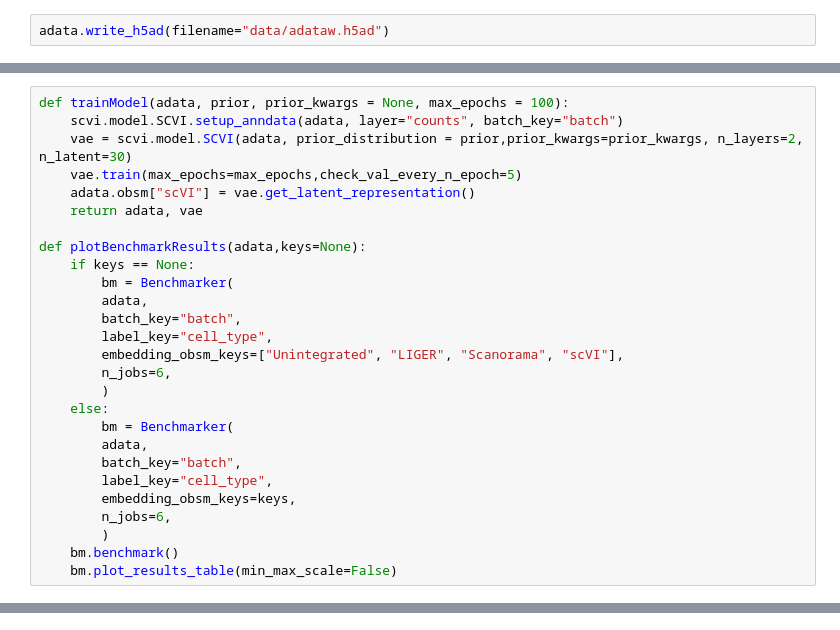
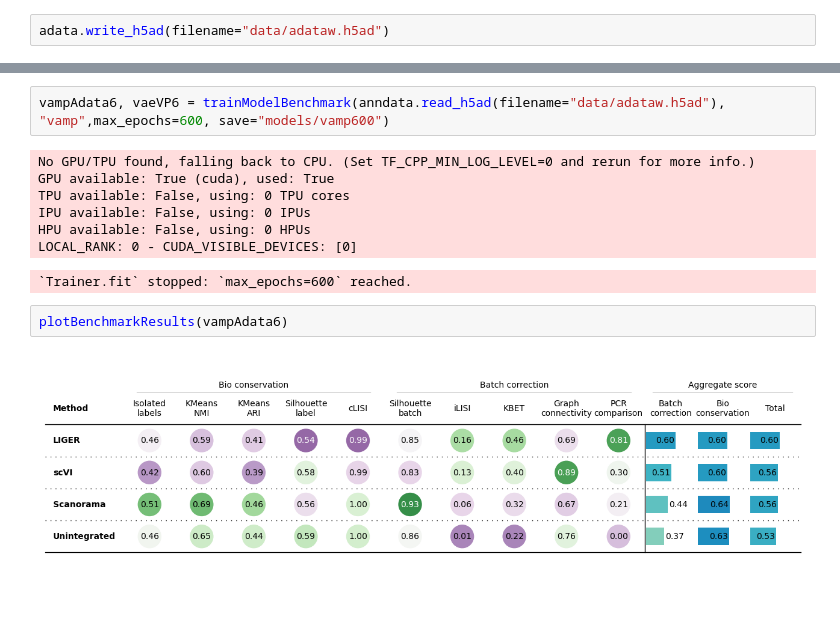
Before and after one commit to LeanderDiazBone/BachelorThesis, a Jupyter notebook: benchmarking.ipynb, the cells around one changed output, grey strips where cells are left out. Cells and saved outputs as stored; diff of their text form; blank space fills up the shorter version.

```diff
--- a/benchmarking.ipynb
+++ b/benchmarking.ipynb
@@ -66,28 +82 @@ adata = anndata.read_h5ad(filename="data/adataw.h5ad")
-# %%
-def trainModel(adata, prior, prior_kwargs = None, max_epochs = 100):
-    scvi.model.SCVI.setup_anndata(adata, layer="counts", batch_key="batch")
-    vae = scvi.model.SCVI(adata, prior_distribution = prior,prior_kwargs=prior_kwargs, n_layers=2, n_latent=30)
-    vae.train(max_epochs=max_epochs,check_val_every_n_epoch=5)
-    adata.obsm["scVI"] = vae.get_latent_representation()
-    return adata, vae
-
-def plotBenchmarkResults(adata,keys=None):
-    if keys == None:
-        bm = Benchmarker(
-        adata,
-        batch_key="batch",
-        label_key="cell_type",
-        embedding_obsm_keys=["Unintegrated", "LIGER", "Scanorama", "scVI"],
-        n_jobs=6,
-        )
-    else:
-        bm = Benchmarker(
-        adata,
-        batch_key="batch",
-        label_key="cell_type",
-        embedding_obsm_keys=keys,
-        n_jobs=6,
-        )
-    bm.benchmark()
-    bm.plot_results_table(min_max_scale=False)
 # %%
@@ -159,0 +118,14 @@ def plotKLGlobalLoss(model):
+# %%
+vampAdata6, vaeVP6 = trainModelBenchmark(anndata.read_h5ad(filename="data/adataw.h5ad"), "vamp",max_epochs=600, save="models/vamp600")
+# %% [output]
+No GPU/TPU found, falling back to CPU. (Set TF_CPP_MIN_LOG_LEVEL=0 and rerun for more info.)
+GPU available: True (cuda), used: True
+TPU available: False, using: 0 TPU cores
+IPU available: False, using: 0 IPUs
+HPU available: False, using: 0 HPUs
+LOCAL_RANK: 0 - CUDA_VISIBLE_DEVICES: [0]
+`Trainer.fit` stopped: `max_epochs=600` reached.
+# %%
+plotBenchmarkResults(vampAdata6)
+# %% [output]
+[figure, added]
```
Also changed, not shown: parts of 17 cells of this notebook, 3 other files.
